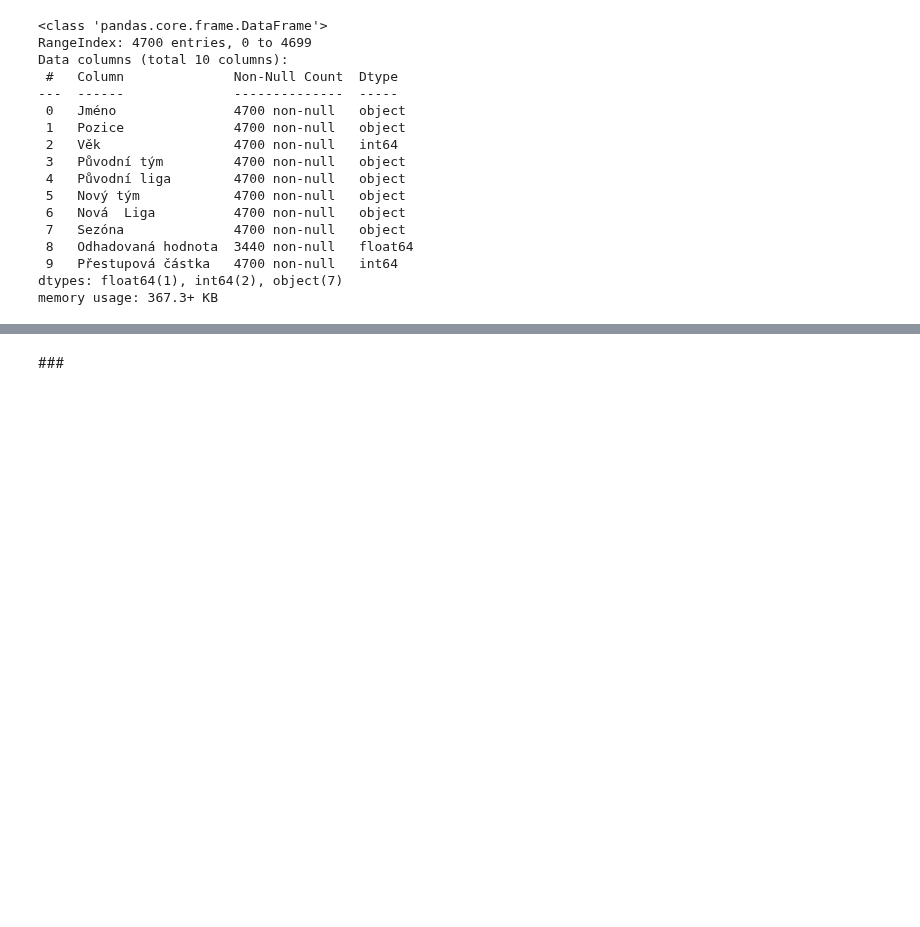
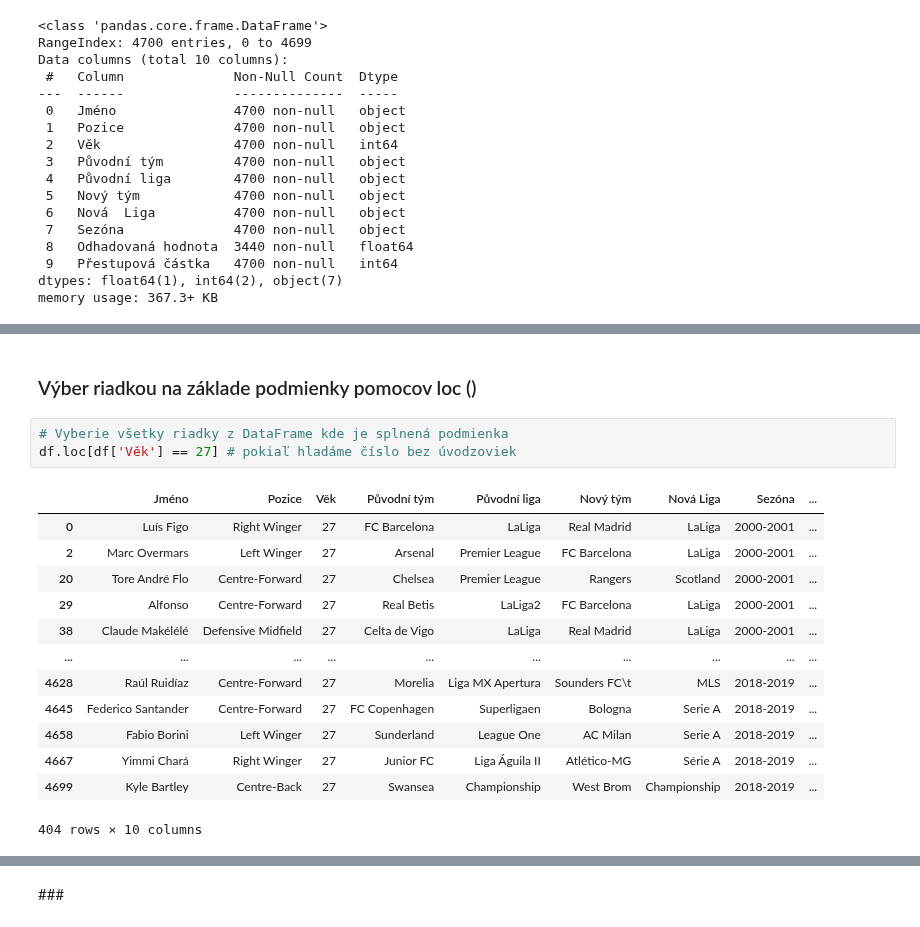
Before and after one commit to Rosko00/Pandas_beginner, a Jupyter notebook: 02_zobrazovanie_udajov.ipynb, the cells around one changed output, grey strips where cells are left out. Cells and saved outputs as stored; diff of their text form; blank space fills up the shorter version.

```diff
--- a/02_zobrazovanie_udajov.ipynb
+++ b/02_zobrazovanie_udajov.ipynb
@@ -58,0 +101,19 @@ df.sample (10)
+# %% [markdown]
+### Výber riadkou na základe podmienky pomocov loc ()
+# %%
+# Vyberie všetky riadky z DataFrame kde je splnená podmienka
+df.loc[df['Věk'] == 27] # pokiaľ hladáme číslo bez úvodzoviek
+# %% [output]
+|  | Jméno | Pozice | Věk | Původní tým | Původní liga | Nový tým | Nová Liga | Sezóna | ... |
+| 0 | Luís Figo | Right Winger | 27 | FC Barcelona | LaLiga | Real Madrid | LaLiga | 2000-2001 | ... |
+| 2 | Marc Overmars | Left Winger | 27 | Arsenal | Premier League | FC Barcelona | LaLiga | 2000-2001 | ... |
+| 20 | Tore André Flo | Centre-Forward | 27 | Chelsea | Premier League | Rangers | Scotland | 2000-2001 | ... |
+| 29 | Alfonso | Centre-Forward | 27 | Real Betis | LaLiga2 | FC Barcelona | LaLiga | 2000-2001 | ... |
+| 38 | Claude Makélélé | Defensive Midfield | 27 | Celta de Vigo | LaLiga | Real Madrid | LaLiga | 2000-2001 | ... |
+| ... | ... | ... | ... | ... | ... | ... | ... | ... | ... |
+| 4628 | Raúl Ruidíaz | Centre-Forward | 27 | Morelia | Liga MX Apertura | Sounders FC\t | MLS | 2018-2019 | ... |
+| 4645 | Federico Santander | Centre-Forward | 27 | FC Copenhagen | Superligaen | Bologna | Serie A | 2018-2019 | ... |
+| 4658 | Fabio Borini | Left Winger | 27 | Sunderland | League One | AC Milan | Serie A | 2018-2019 | ... |
+| 4667 | Yimmi Chará | Right Winger | 27 | Junior FC | Liga Águila II | Atlético-MG | Série A | 2018-2019 | ... |
+| 4699 | Kyle Bartley | Centre-Back | 27 | Swansea | Championship | West Brom | Championship | 2018-2019 | ... |
+404 rows × 10 columns
```
Also changed, not shown: parts of 24 cells of this notebook.
